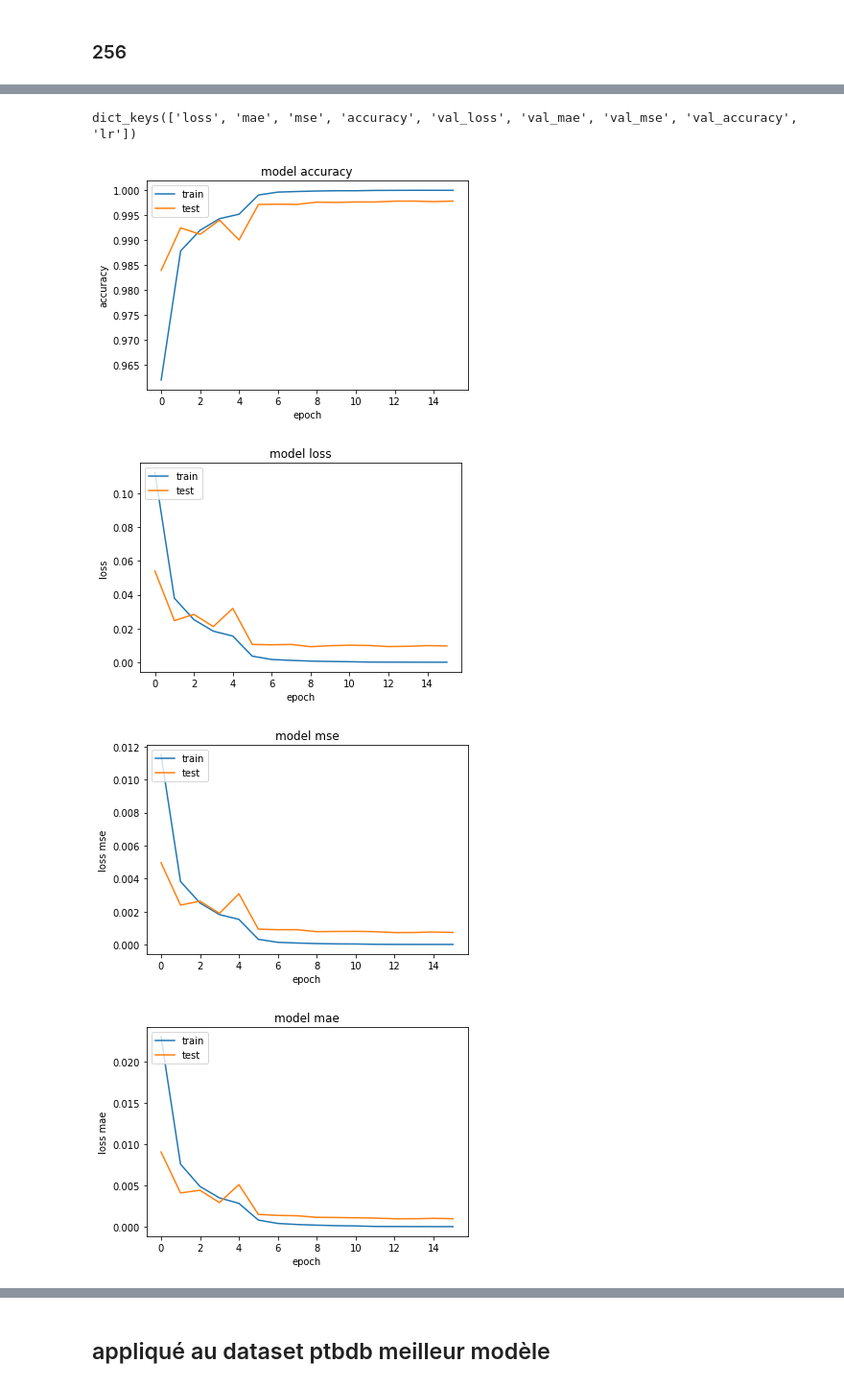
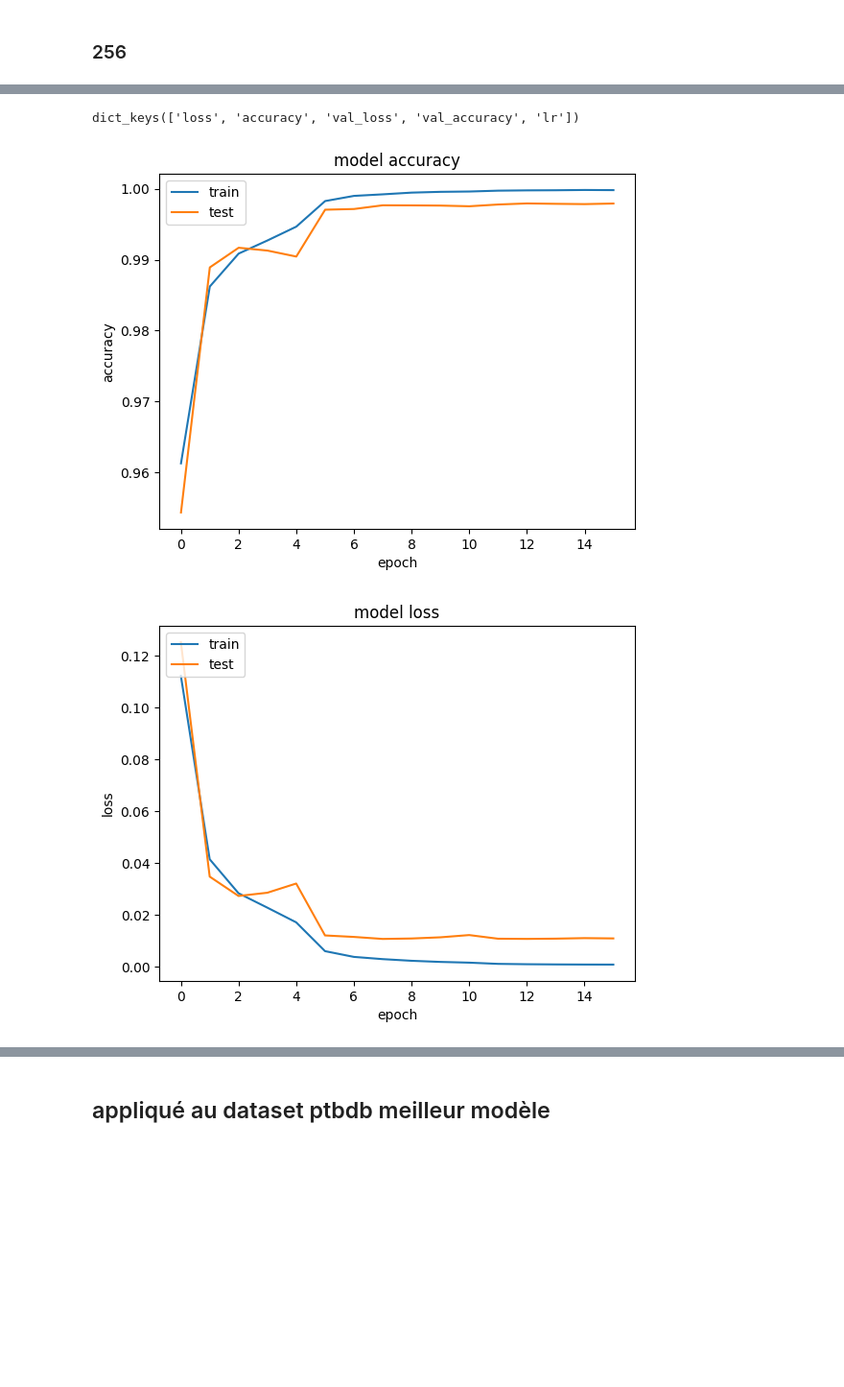
Before and after one commit to XDEBUF/DL_Heart_Disease, a Jupyter notebook: ecg_notebook_final_xavier_debuf_version_final.ipynb, the cells around one changed output, grey strips where cells are left out. Shown at 96% size. Drawn from its saved outputs; the diff is of its cells as text; code cells hidden in the pictures; blank space fills up the shorter version.

```diff
--- a/ecg_notebook_final_xavier_debuf_version_final.ipynb
+++ b/ecg_notebook_final_xavier_debuf_version_final.ipynb
@@ -1144,4 +856,4 @@ X_sm, y_sm = smote.fit_resample(X_train, y_train)
 # %%
 scaler = StandardScaler()
-X_sm =scaler.fit_transform(X_sm)
+X_train =scaler.fit_transform(X_train)
 X_test = scaler.transform(X_test)
@@ -1150,6 +860,8 @@ y_sm = to_categorical(y_sm)
+# %%
+y_train = to_categorical(y_train)
 # %%
 y_test = to_categorical(y_test)
 # %%
-X_train_cnn = np.reshape(X_sm, (X_sm.shape[0], X_sm.shape[1], 1))
+X_train_cnn = np.reshape(X_train, (X_train.shape[0], X_train.shape[1], 1))
 X_test_cnn = np.reshape(X_test, (X_test.shape[0], X_test.shape[1], 1))
 # %%
@@ -1678,7 +1250,7 @@ reduce_learning_rate = ReduceLROnPlateau(monitor = 'val_loss',
                         verbose = 1)
 # %%
 verbose, epochs, batch_size = 1, 50 , 32
-n_timesteps, n_features, n_outputs =  X_train_cnn.shape[1],X_train_cnn.shape[2], y_sm.shape[1]
+n_timesteps, n_features, n_outputs =  X_train_cnn.shape[1],X_train_cnn.shape[2], y_train.shape[1]
 model5 = Sequential()
 model5.add(Conv1D(filters=32, kernel_size=5, activation='relu',input_shape=(n_timesteps,n_features)))
 model5.add(Conv1D(filters=32, kernel_size=3, activation='relu'))
@@ -1691,8 +1263,9 @@ model5.add(MaxPooling1D(pool_size=2))
 model5.add(Flatten())
 model5.add(Dense(125, activation='relu'))
 model5.add(Dense(n_outputs, activation='softmax'))
-model5.compile(loss='categorical_crossentropy', optimizer='adam', metrics=['mae','mse','accuracy'])
-history_5 = model5.fit(X_sm, y_sm, epochs=epochs,callbacks=[early_stopping, reduce_learning_rate], batch_size=batch_size,validation_split = 0.2, verbose=verbose)
-_, mae, mse, accuracy = model5.evaluate(X_test, y_test, batch_size=batch_size, verbose=verbose)
+model5.compile(loss='categorical_crossentropy', optimizer='adam', metrics=['accuracy'])
+history_5 = model5.fit(X_train, y_train, epochs=epochs,callbacks=[early_stopping, reduce_learning_rate], batch_size=batch_size,validation_split = 0.2, verbose=verbose)
+_, accuracy = model5.evaluate(X_test, y_test, batch_size=batch_size, verbose=verbose)
+model5.save('./model5.h5')
 # %% [output]
 Epoch 1/50
@@ -1741,43 +1314,25 @@ avg / total       0.98      0.98      0.95      0.98      0.97      0.94     273
 # %%
 print(history_5.history.keys())
 # summarize history for accuracy
 plt.plot(history_5.history['accuracy'])
 plt.plot(history_5.history['val_accuracy'])
 plt.title('model accuracy')
 plt.ylabel('accuracy')
 plt.xlabel('epoch')
 plt.legend(['train', 'test'], loc='upper left')
 plt.show()
 # summarize history for loss
 plt.plot(history_5.history['loss'])
 plt.plot(history_5.history['val_loss'])
 plt.title('model loss')
 plt.ylabel('loss')
 plt.xlabel('epoch')
 plt.legend(['train', 'test'], loc='upper left')
 plt.show()
-# summarize history for loss
-plt.plot(history_5.history['mse'])
-plt.plot(history_5.history['val_mse'])
-plt.title('model mse')
-plt.ylabel('loss mse')
-plt.xlabel('epoch')
-plt.legend(['train', 'test'], loc='upper left')
-plt.show()
-# summarize history for loss
-plt.plot(history_5.history['mae'])
-plt.plot(history_5.history['val_mae'])
-plt.title('model mae')
-plt.ylabel('loss mae')
-plt.xlabel('epoch')
-plt.legend(['train', 'test'], loc='upper left')
-plt.show()
 # %% [output]
-dict_keys(['loss', 'mae', 'mse', 'accuracy', 'val_loss', 'val_mae', 'val_mse', 'val_accuracy', 'lr'])
+dict_keys(['loss', 'accuracy', 'val_loss', 'val_accuracy', 'lr'])
-[figure, old version]
+[figure, new version]
-[figure, old version]
+[figure, new version]
-[figure, removed]
-[figure, removed]
 # %%
 early_stopping = EarlyStopping(monitor = 'val_loss',
                     min_delta = 0.01,
```
Also changed, not shown: parts of 149 cells of this notebook.
